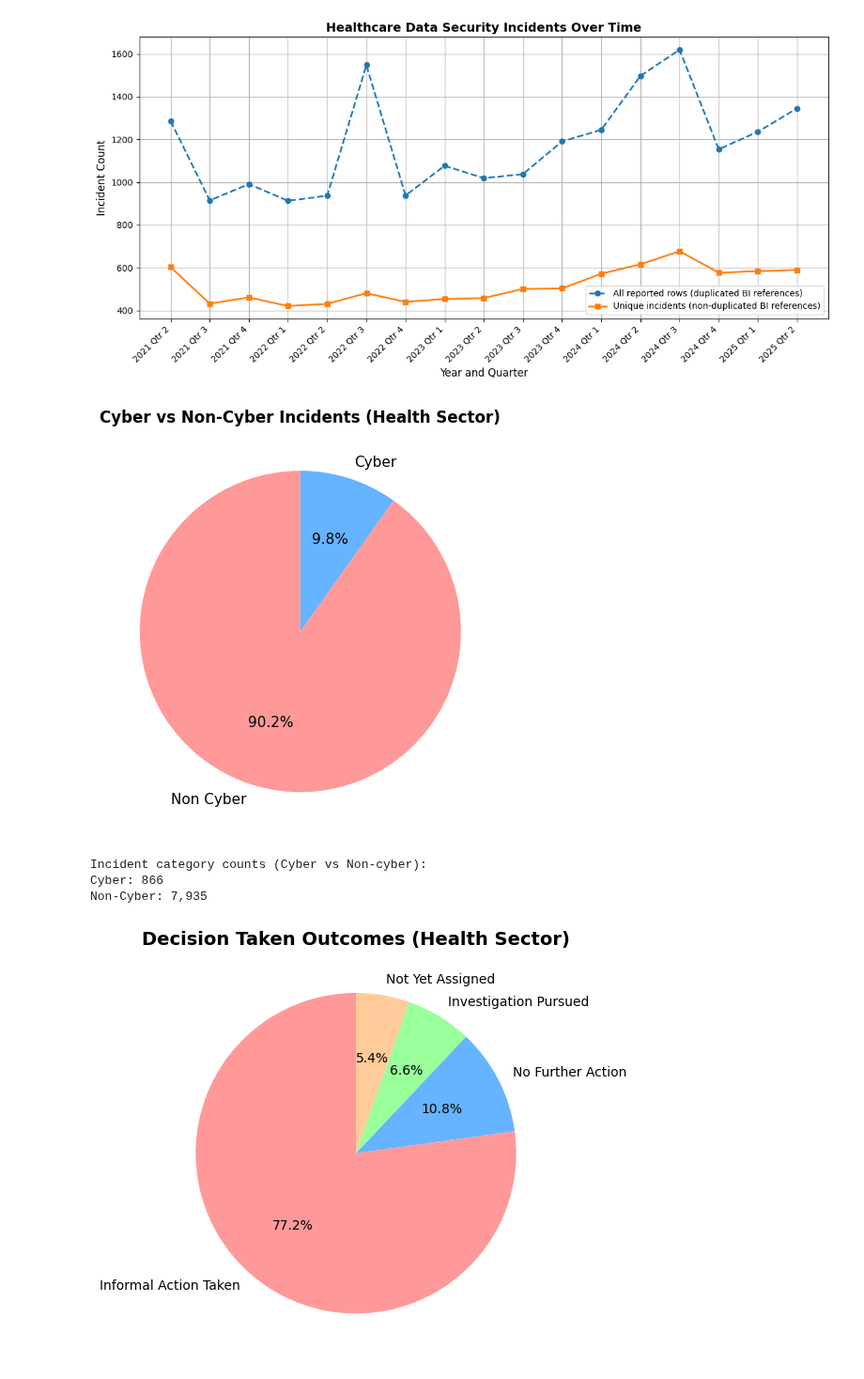
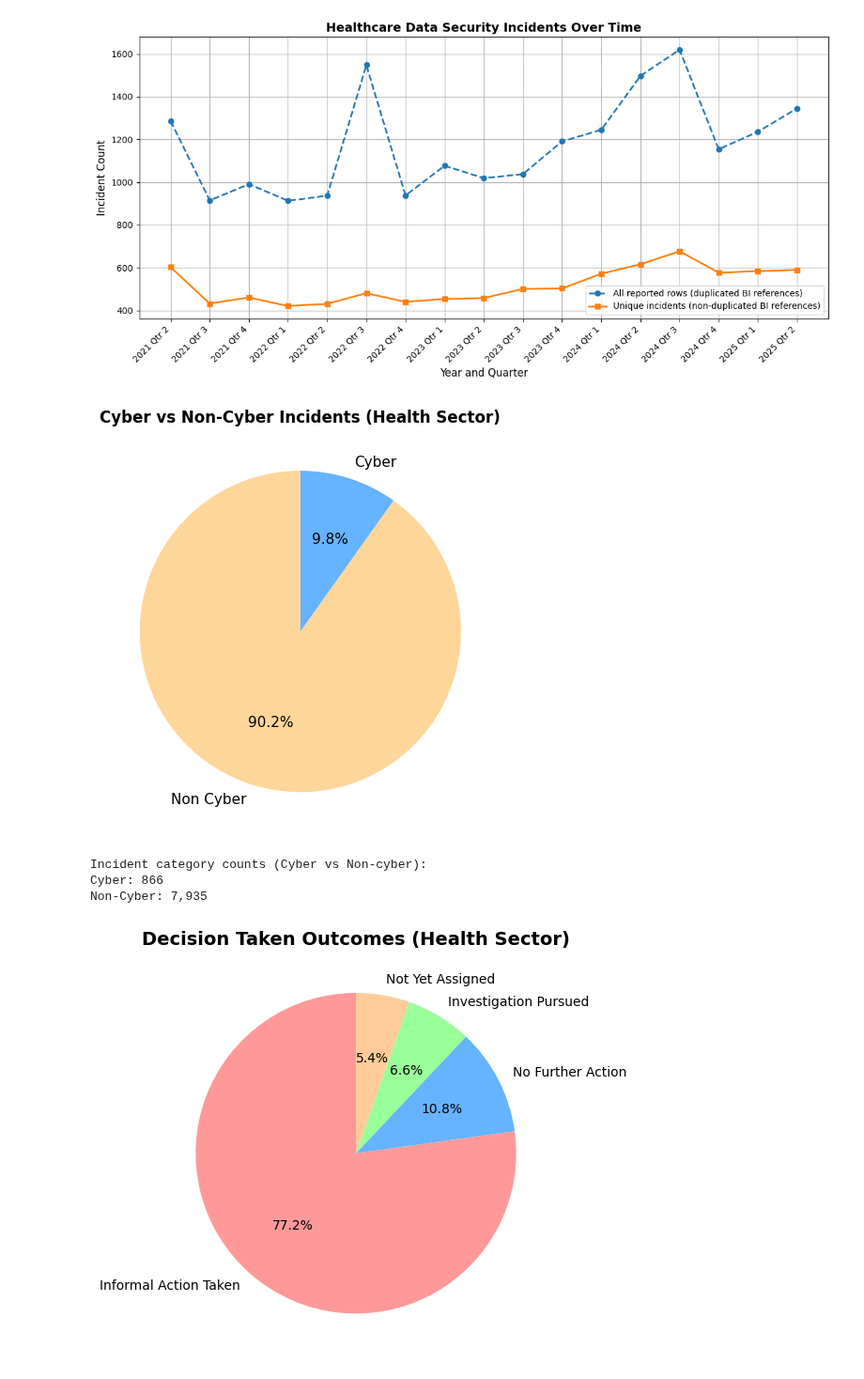
Before and after one commit to maycrowave/healthcare-data-incident-dashboard, a Jupyter notebook: models.ipynb, the cells around one changed output. Shown at 94% size. Cells and saved outputs as stored; diff of their text form; code cells hidden in the pictures.

```diff
--- a/models.ipynb
+++ b/models.ipynb
@@ -474,21 +479,21 @@ plt.show()
 # %%
 # cyber vs non-cyber incidents
 incident_category_counts = df_health_unique['incident_category'].value_counts()
 incident_category_percents = (incident_category_counts / len(df_health_original)) * 100
 
 plt.title("Cyber vs Non-Cyber Incidents (Health Sector)", fontsize=12, fontweight='bold')
 plt.pie(incident_category_counts.values,
         labels=incident_category_counts.index,
         autopct='%1.1f%%',
-        colors=['#ff9999', '#66b3ff'],
+        colors=["#ffd699", "#66b3ff"],
         startangle=90,
         textprops={'fontsize': 11})
 
 plt.tight_layout()
 plt.show()
 print(f"Incident category counts (Cyber vs Non-cyber):\nCyber: {incident_category_counts['Cyber']:,} \nNon-Cyber: {incident_category_counts['Non Cyber']:,}")
 # %% [output]
-[figure, old version]
+[figure, new version]
 Incident category counts (Cyber vs Non-cyber):
 Cyber: 866
 Non-Cyber: 7,935
```
Also changed, not shown: parts of 15 cells of this notebook.
